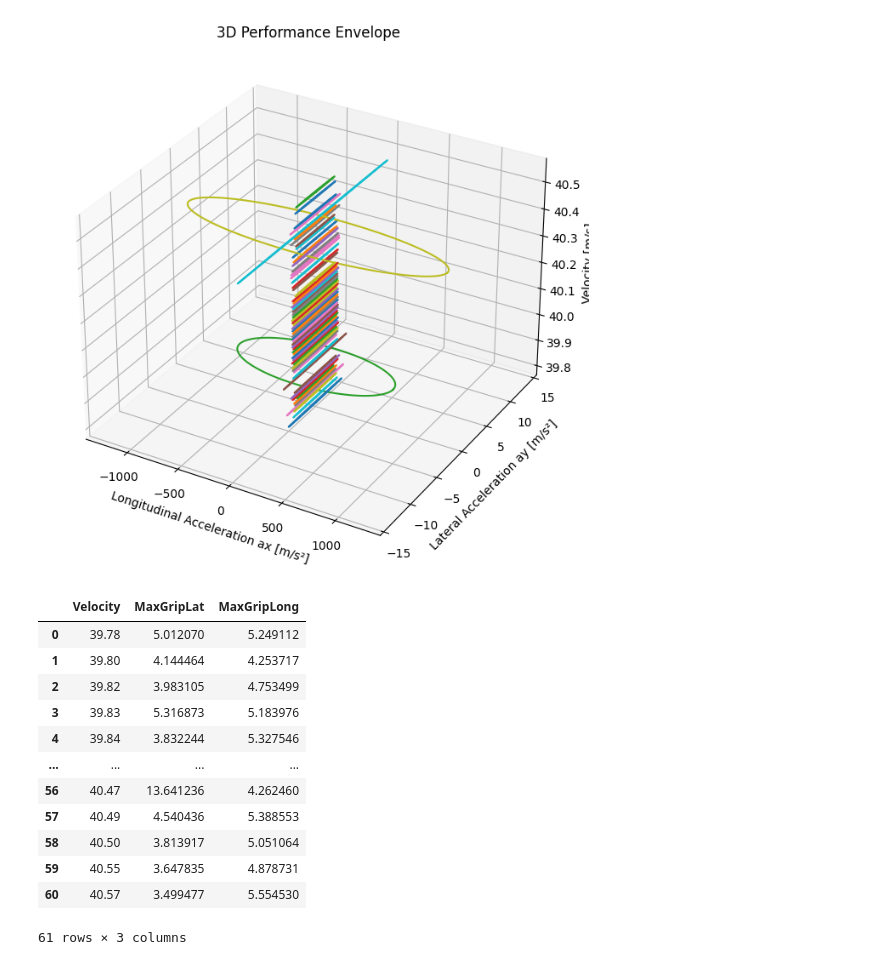
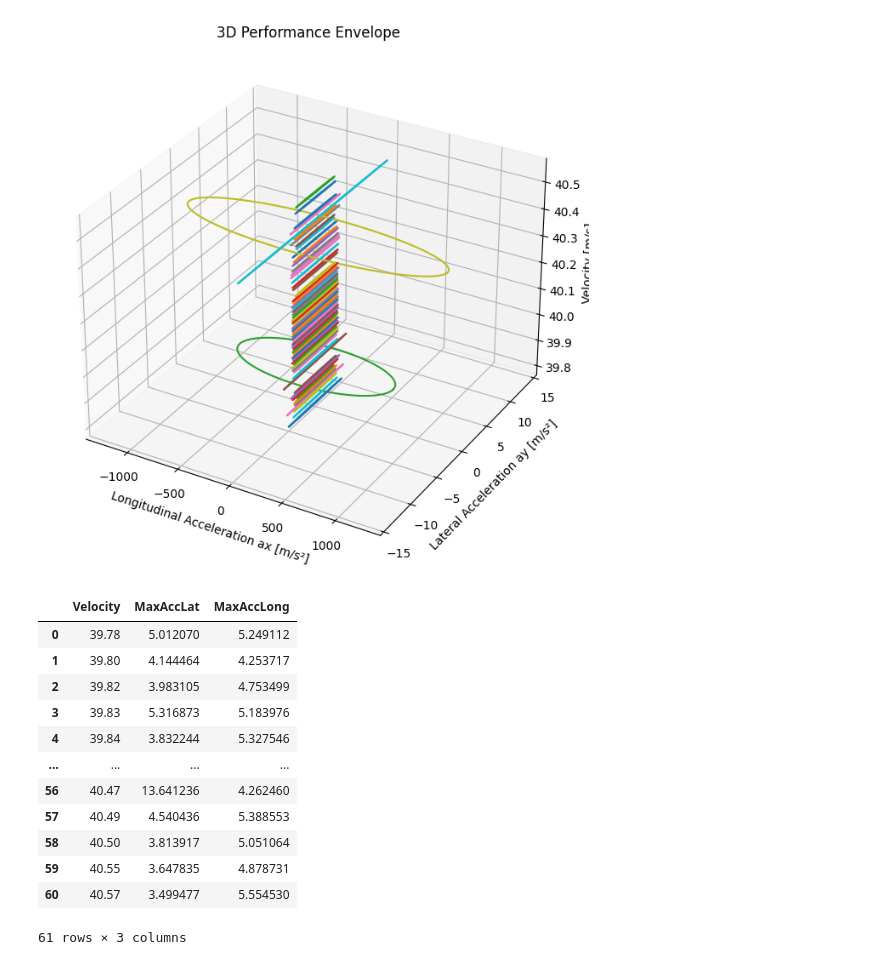
Before and after one commit to Formula-Electric-Berkeley/FEBSim, a Jupyter notebook: GGV.ipynb, the cells around one changed output. Saved outputs shown, nothing was run; the diff lists cells and outputs as text; code cells hidden in the pictures.

```diff
--- a/GGV.ipynb
+++ b/GGV.ipynb
@@ -274,16 +274,16 @@ plt.show()
 # %% [output]
 [figure]
 # %%
-df_lat = pd.DataFrame(list(max_acc_lat.items()), columns=['Velocity', 'MaxGripLat'])
-df_long = pd.DataFrame(list(max_acc_long.items()), columns=['Velocity', 'MaxGripLong'])
+df_lat = pd.DataFrame(list(max_acc_lat.items()), columns=['Velocity', 'MaxAccLat'])
+df_long = pd.DataFrame(list(max_acc_long.items()), columns=['Velocity', 'MaxAccLong'])
 
 # Merge the DataFrames on the 'Velocity' column
 df_joined = pd.merge(df_lat, df_long, on='Velocity')
 
 # Display the first few rows of the DataFrame
 df_joined
 # %% [output]
-|  | Velocity | MaxGripLat | MaxGripLong |
+|  | Velocity | MaxAccLat | MaxAccLong |
 | 0 | 39.78 | 5.012070 | 5.249112 |
 | 1 | 39.80 | 4.144464 | 4.253717 |
 | 2 | 39.82 | 3.983105 | 4.753499 |
```
Also changed, not shown: parts of 2 cells of this notebook.
